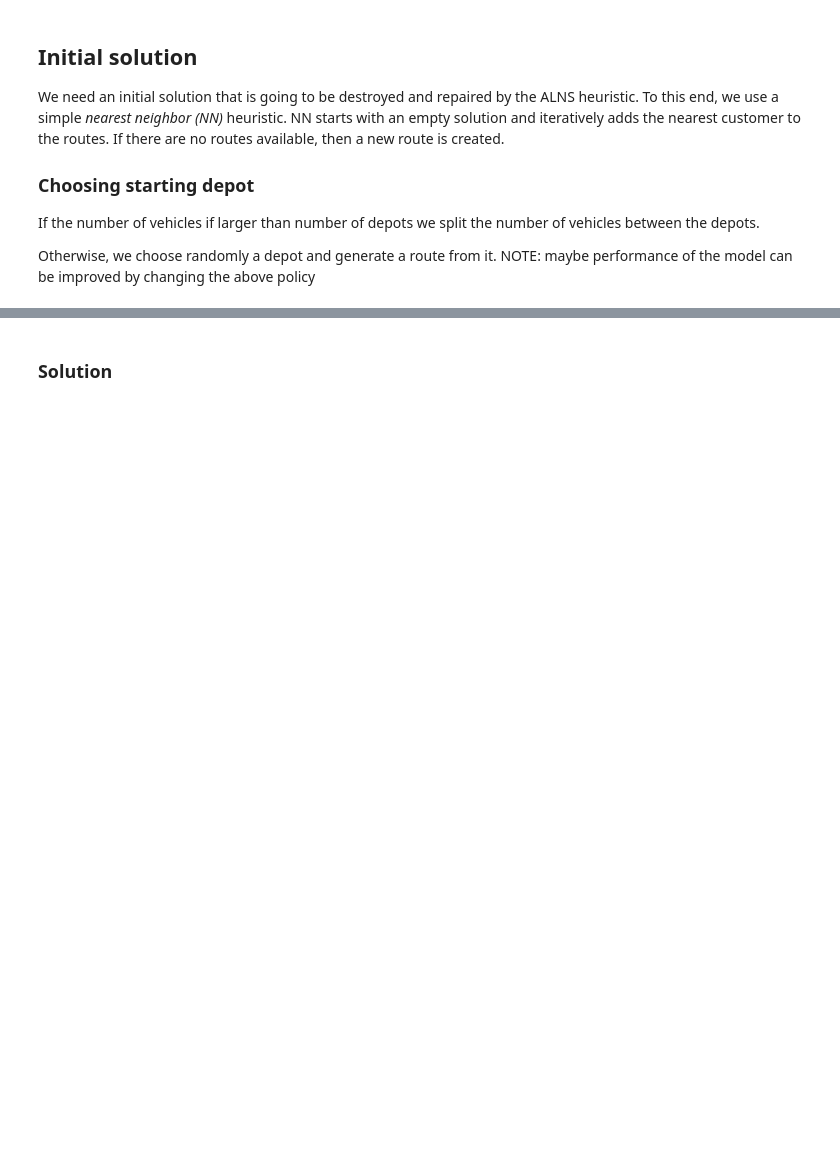
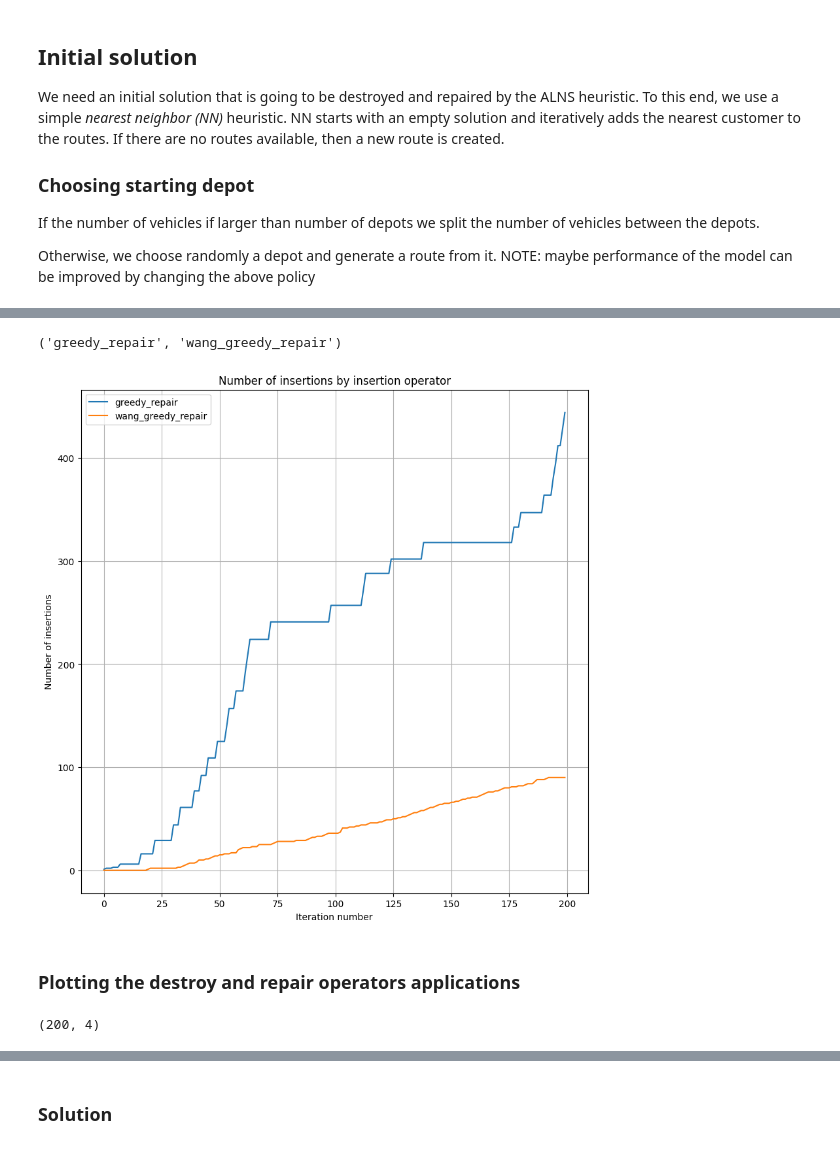
Before and after one commit to pettepiero/Dial-a-ride, a Jupyter notebook: cvrptw/wang-2024.ipynb, the cells around one changed output, grey strips where cells are left out. Saved outputs shown, nothing was run; the diff lists cells and outputs as text; code cells hidden in the pictures; blank space fills up the shorter version.

```diff
--- a/cvrptw/wang-2024.ipynb
+++ b/cvrptw/wang-2024.ipynb
@@ -179,0 +233,29 @@ print(tuple(result.statistics.destroy_operator_counts.keys()))
+# %%
+r_operators = tuple([op[0] for op in alns.repair_operators])
+r_ops_dict = {i: op for i, op in enumerate(r_operators)}
+print(r_operators)
+cumulative_sums = np.cumsum(insertion_counts, axis=0)  # Plot each column
+rows = np.arange(insertion_counts.shape[0])
+fig, ax = plt.subplots(figsize=(10, 10))
+for col_idx in range(insertion_counts.shape[1] - 1):
+    plt.plot(rows, cumulative_sums[:, col_idx], label=f"{r_operators[col_idx]}")
+
+# Customize plot
+plt.xlabel("Iteration number")
+plt.ylabel("Number of insertions")
+plt.title("Number of insertions by insertion operator")
+plt.legend()
+plt.grid(True)
+plt.show()
+# %% [output]
+('greedy_repair', 'wang_greedy_repair')
+[figure, added]
+# %% [markdown]
+### Plotting the destroy and repair operators applications
+# %%
+destroy_operators_log_array = np.zeros(shape=(len(d_operators_log), len(d_operators)), dtype=int)
+for i, op in enumerate(d_operators_log):
+    destroy_operators_log_array[i, op] +=1
+destroy_operators_log_array = np.cumsum(destroy_operators_log_array, axis=0)
+# %% [output]
+(200, 4)
```
Also changed, not shown: parts of 29 cells of this notebook.
